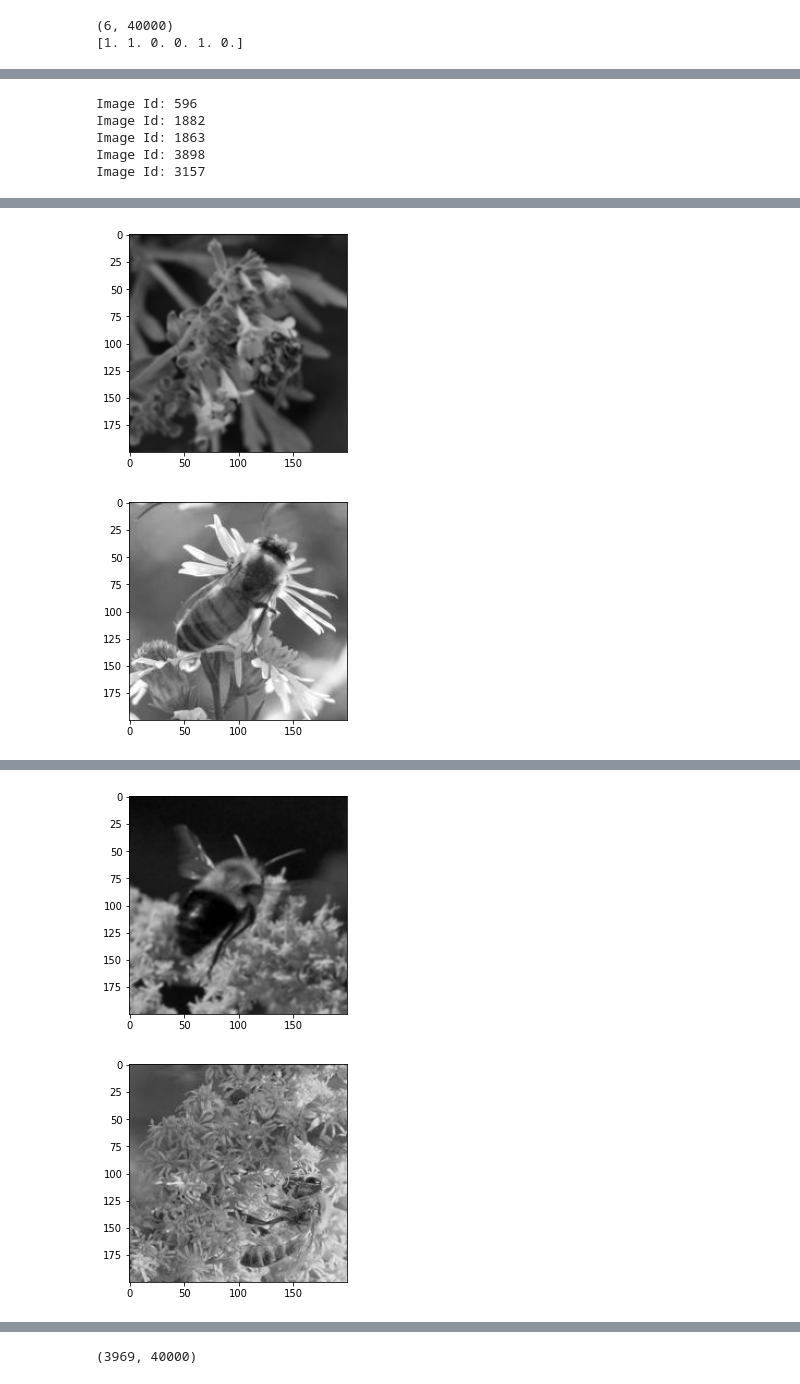
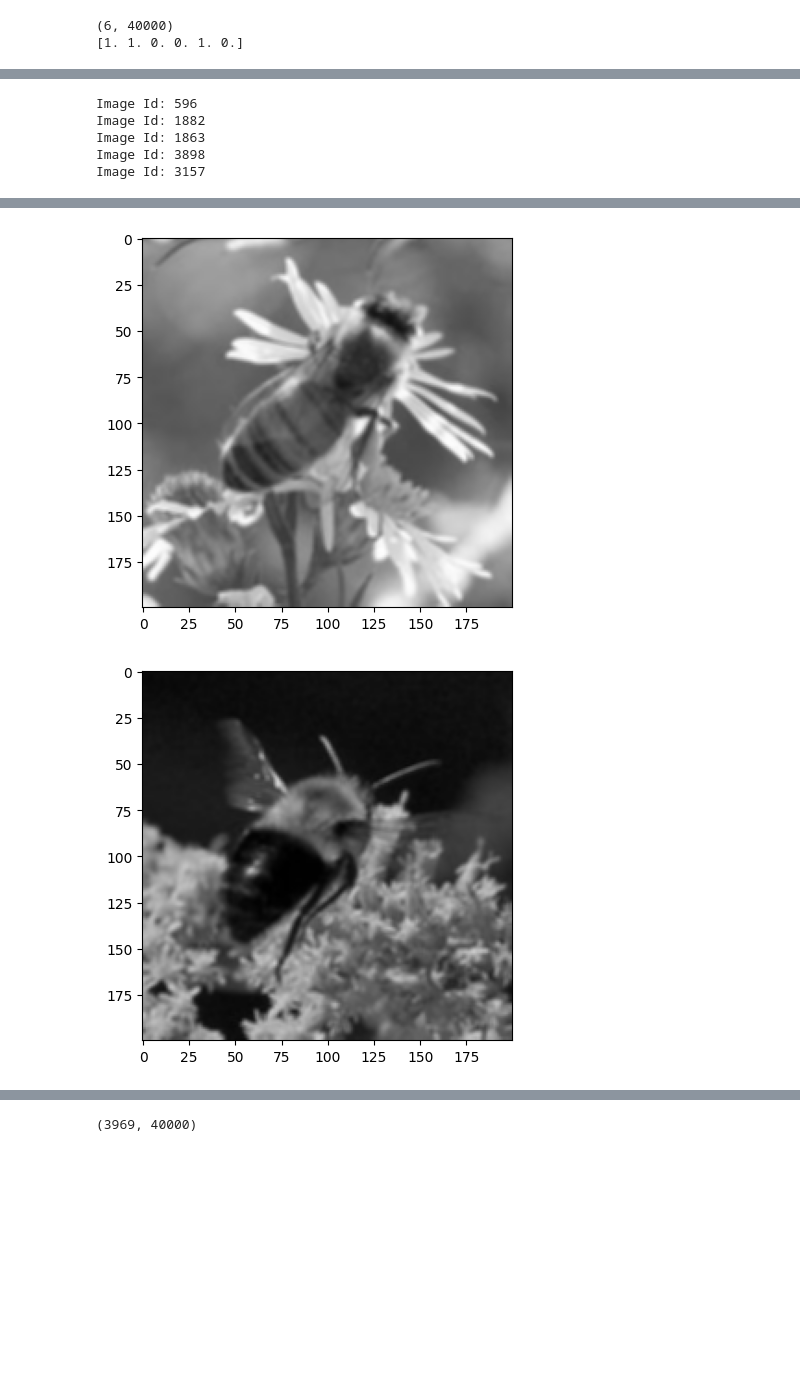
Before and after one commit to HHansi/Applied-AI-Course, a Jupyter notebook: Image Processing/Image_Classification.ipynb, the cells around one changed output, grey strips where cells are left out. Drawn from its saved outputs; the diff is of its cells as text; code cells hidden in the pictures; blank space fills up the shorter version.

```diff
--- a/Image Processing/Image_Classification.ipynb
+++ b/Image Processing/Image_Classification.ipynb
@@ -96,17 +106,20 @@ sns.countplot(x=df_train['genus'])
 Let's write a function to load images.
 # %%
-# parameters
-# ids - list of image ids
-# folder_path - path to image folder
-# dim - dimensions to resize images
-def load_images(ids, folder_path, dim):
+# method to load images in a folder
+def load_images(ids, folder_path, dim=None):
+  '''
+  ids: list of image ids
+  folder_path: path to image folder
+  dim: dimensions to resize images (optional)
+  '''
   images = []
-  for id in ids:
+  for id in tqdm(ids):
     image_path = os.path.join(folder_path, f'{id}.jpg')
     img = cv2.imread(image_path)
 
     # Resize if necessary
-    if img.shape[0] != dim[1] or img.shape[1] != dim[0]:
-      img = cv2.resize(img, dim)
+    if dim is not None:
+      if img.shape[0] != dim[1] or img.shape[1] != dim[0]:
+        img = cv2.resize(img, dim)
     images.append(img)
   return images
@@ -234,7 +274,7 @@ Note - This part is optional for the main flow.
 seed(RANDOM_SEED)
 sample_images = []
 
-# pick random sample of images
+# pick a random sample of images
 for i in range(5):
   value = randint(0, len(train_images)-1)
   print(f'Image Id: {value}')
@@ -243,10 +283,8 @@ for i in range(5):
 # apply preprocessing and show output images
 for img in sample_images:
   img_grayscaled = cv2.cvtColor(img, cv2.COLOR_BGR2GRAY)
-  plt.imshow(cv2.cvtColor(img_grayscaled, cv2.COLOR_BGR2RGB))
-  plt.show()
+  img_blurred = cv2.GaussianBlur(img_grayscaled,(3,3), 2)
 
-  img_blurred = cv2.GaussianBlur(img_grayscaled,(3,3), 2)
   plt.imshow(cv2.cvtColor(img_blurred, cv2.COLOR_BGR2RGB))
   plt.show()
 # %% [output]
@@ -259,2 +297,2 @@ Image Id: 3157
-[figure, old version]
+[figure, new version]
-[figure, old version]
+[figure, new version]
@@ -263,2 +300,0 @@ Image Id: 3157
-[figure, removed]
-[figure, removed]
```
Also changed, not shown: parts of 57 cells of this notebook.
